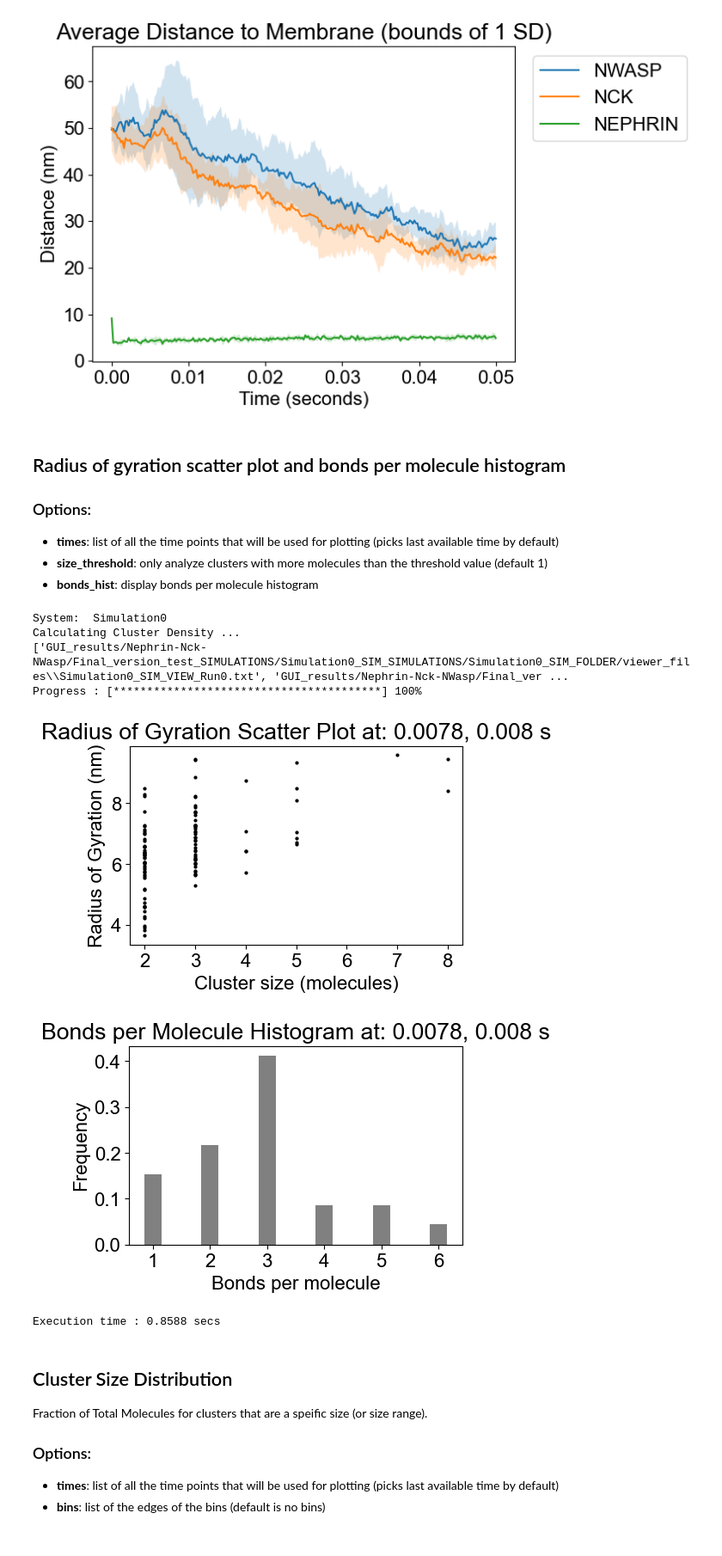
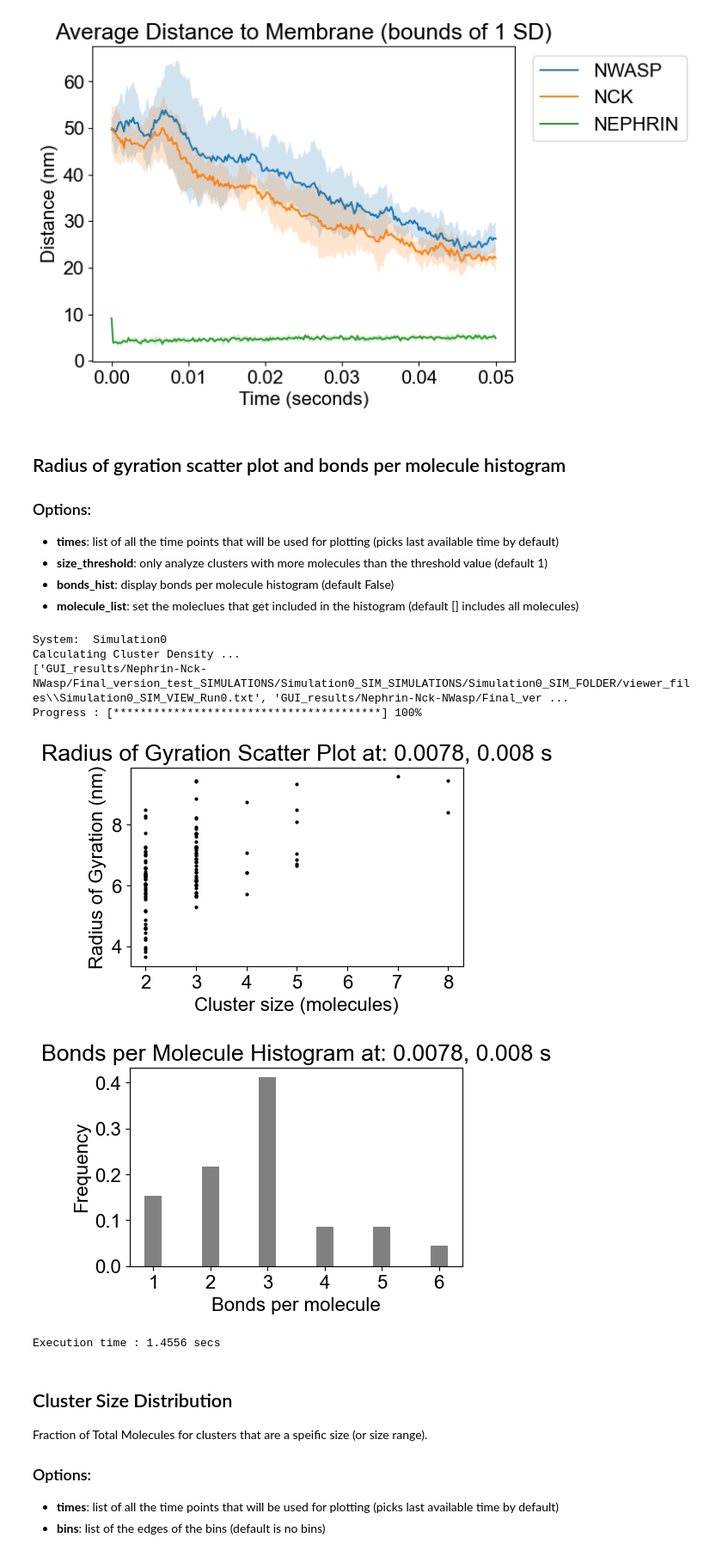
Before and after one commit to SpringSaLaDpy/SpringSaLaDpy_demo, a Jupyter notebook: analysis.ipynb, the cells around one changed output. Shown at 86% size. Drawn from its saved outputs; the diff is of its cells as text; code cells hidden in the pictures.

Commit message:
Started Bonds per Individual Molecule

```diff
--- a/analysis.ipynb
+++ b/analysis.ipynb
@@ -124,17 +124,18 @@ List of indices:
 ### Options:
 - **times**: list of all the time points that will be used for plotting (picks last available time by default)
 - **size_threshold**: only analyze clusters with more molecules than the threshold value (default 1)
-- **bonds_hist**: display bonds per molecule histogram
+- **bonds_hist**: display bonds per molecule histogram (default False)
+- **molecule_list**: set the moleclues that get included in the histogram (default [] includes all molecules)
 # %%
-Spatial_Analysis.plot(search_directory, times=[0.0078, 0.008], size_threshold=1, bonds_hist=True)
+Spatial_Analysis.plot(search_directory, times=[0.0078, 0.008], size_threshold=1, bonds_hist=True, molecule_list=[])
 # %% [output]
 System:  Simulation0
 Calculating Cluster Density ...
 ['GUI_results/Nephrin-Nck-NWasp/Final_version_test_SIMULATIONS/Simulation0_SIM_SIMULATIONS/Simulation0_SIM_FOLDER/viewer_files\\Simulation0_SIM_VIEW_Run0.txt', 'GUI_results/Nephrin-Nck-NWasp/Final_ver ...
 Progress : [****************************************] 100%
-[figure, old version]
+[figure, new version]
 [figure]
-Execution time : 0.8588 secs
+Execution time : 1.4556 secs
 # %% [markdown]
 ## Cluster Size Distribution
 
```
Also changed, not shown: parts of 4 cells of this notebook, 10 other files.
